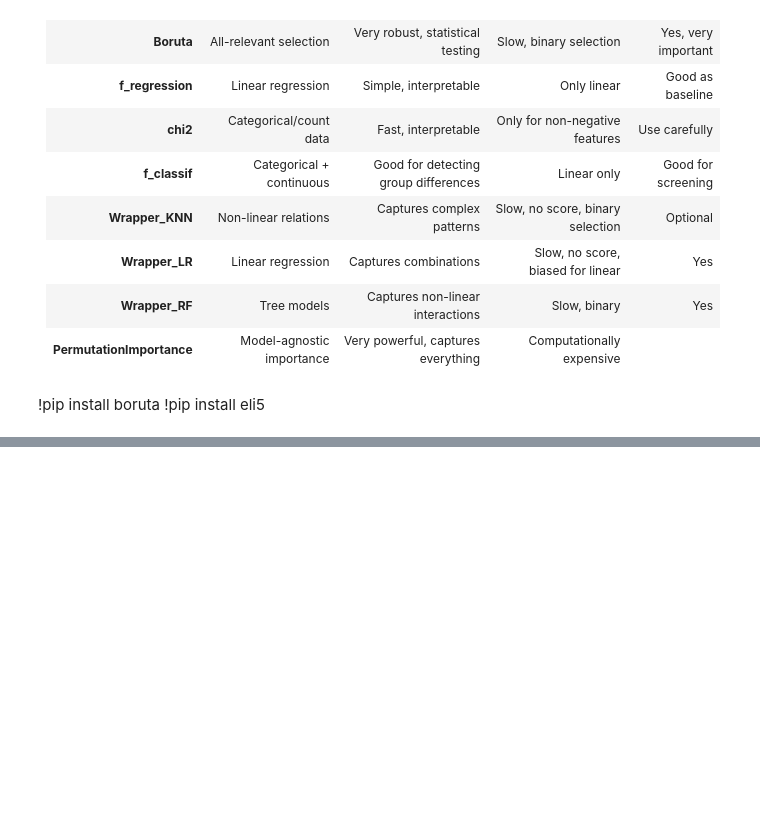
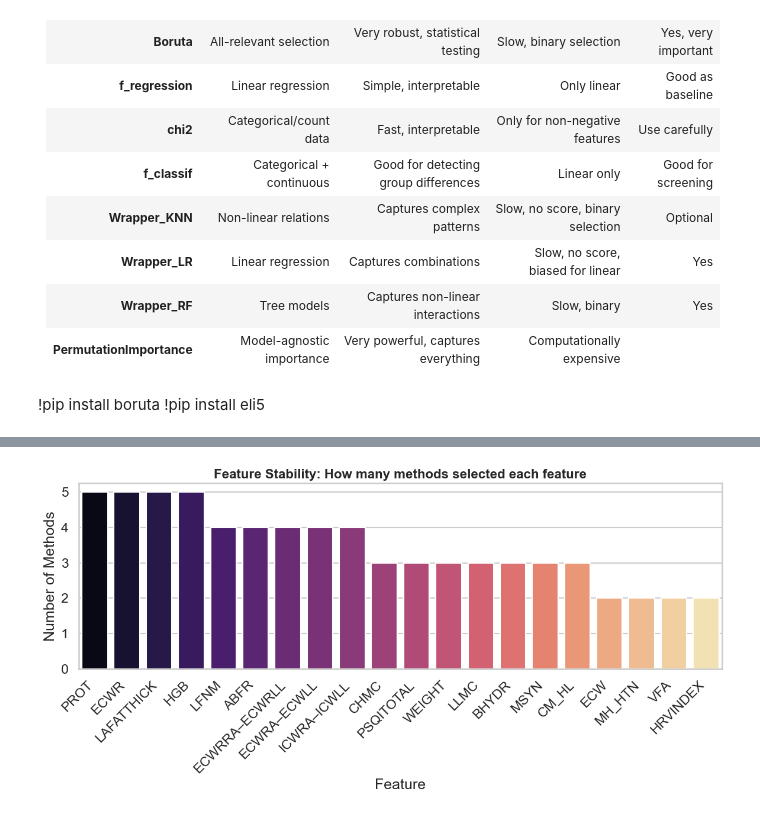
Before and after one commit to RafsanJany-UST/CODE_With_SHA, a Jupyter notebook: MY/Triassic_1.ipynb, the cells around one changed output, grey strips where cells are left out. Saved outputs shown, nothing was run; the diff lists cells and outputs as text; code cells hidden in the pictures; blank space fills up the shorter version.

```diff
--- a/MY/Triassic_1.ipynb
+++ b/MY/Triassic_1.ipynb
@@ -559,0 +589,96 @@ for method in feature_method:
+# %%
+# === STEP 3 ANALYSIS TEMPLATE ===
+
+import matplotlib.pyplot as plt
+import seaborn as sns
+
+# 1  Feature Stability Analysis
+print("\n=== Feature Stability (how many methods selected each feature) ===")
+feature_method_counts = scoreboard_top_n_sorted.groupby('Feature')['Method'].nunique().sort_values(ascending=False)
+display(feature_method_counts.head(20))
+
+# Optional: Plot feature stability
+plt.figure(figsize=(12, 6))
+sns.barplot(x=feature_method_counts.head(20).index, y=feature_method_counts.head(20).values, palette='magma')
+plt.title("Feature Stability: How many methods selected each feature", fontsize=16, fontweight='bold')
+plt.ylabel('Number of Methods')
+plt.xlabel('Feature')
+plt.xticks(rotation=45, ha='right')
+plt.tight_layout()
+plt.show()
+
+# 2  Method Agreement - Overlap Example (LassoCV vs Boruta)
+lasso_features = set(scoreboard_top_n_sorted[scoreboard_top_n_sorted['Method'] == 'LassoCV']['Feature'])
+boruta_features = set(scoreboard_top_n_sorted[scoreboard_top_n_sorted['Method'] == 'Boruta']['Feature'])
+
+overlap_lasso_boruta = lasso_features.intersection(boruta_features)
+
+print(f"\nLASSO selected {len(lasso_features)} features.")
+print(f"Boruta selected {len(boruta_features)} features.")
+print(f"Overlap (features selected by both): {len(overlap_lasso_boruta)} features:")
+print(overlap_lasso_boruta)
+
+# 3  Top Feature Sources (Bioimpedance / HRV / HealthExam Feature Type Sensitivity)
+# This require to have a mapping from feature name → source.
+
+
+bioimpedance_prefixes = [
+    'TBW', 'ICW', 'ECW', 'PROT', 'MINERAL', 'SLM', 'FFM', 'PBF', 'SLRA', 'SWRA',
+    'ICWRA', 'ECWRA', 'ECWR', 'ECWRRA', 'FATRA', 'BMR', 'ABFR', 'VFA', 'BCM',
+    'BRMC', 'BMC', 'BHYDR', 'FFMI', 'FMI', 'CHMC', 'ABDMC', 'RAMC', 'LAMC',
+    'RLMC', 'LLMC', 'CHSTFATTHICK', 'ABDMFATTHICK', 'RAFATTHICK', 'LAFATTHICK',
+    'RLFATTHICK', 'LLFATTHICK'
+]
+
+hrv_prefixes = [
+    'VLF', 'LF', 'HF', 'TP', 'LFNM', 'HFNM', 'HR', 'HRVINDEX', 'SDNN'
+]
+
+health_exam_prefixes = [
+    'HEIGHT', 'WEIGHT', 'BMI', 'SYSBP', 'DIABP', 'PULSE', 'SMOKECNF', 'ALCOHOLYN',
+    'MH_HL', 'MH_HTN', 'MH_DM', 'CM_HL', 'CM_HTN', 'CM_DM', 'cold', 'heat', 'chcat',
+    'PSSTOTAL', 'PSQITOTAL', 'CREAT', 'GFRE', 'HGB', 'GLUC', 'AST', 'ALT', 'GGT',
+    'WAISTCIR', 'HIPCIR'
+]
+
+
+
+def get_feature_type(feature):
+    for prefix in bioimpedance_prefixes:
+        if feature.startswith(prefix):
+            return 'Bioimpedance'
+    for prefix in hrv_prefixes:
+        if feature.startswith(prefix):
+            return 'HRV'
+    for prefix in health_exam_prefixes:
+        if feature.startswith(prefix):
+            return 'HealthExam'
+    return 'Other'
+
+scoreboard_top_n_sorted['Feature_Type'] = scoreboard_top_n_sorted['Feature'].apply(get_feature_type)
+
+# Count feature types in the top n_feature per method
+feature_type_counts = scoreboard_top_n_sorted.groupby('Feature_Type')['Feature'].count().sort_values(ascending=False)
+
+print("\n=== Feature Type Sensitivity (which types of features are selected most) ===")
+display(feature_type_counts)
+
+# Optional: Plot
+plt.figure(figsize=(8, 5))
+sns.barplot(x=feature_type_counts.index, y=feature_type_counts.values, palette='pastel')
+plt.title("Feature Type Sensitivity: Top Features by Type", fontsize=16, fontweight='bold')
+plt.ylabel('Number of Features Selected')
+plt.xlabel('Feature Type')
+plt.tight_layout()
+plt.show()
+
+# 4 Minimal Feature Subset (stable across multiple methods)
+# Define "stable" as selected by at least X methods:
+min_method_threshold = 3
+
+stable_features = feature_method_counts[feature_method_counts >= min_method_threshold].index.tolist()
+
+print(f"\n=== Minimal Feature Subset (selected by >= {min_method_threshold} methods) ===")
+print(f"Number of stable features: {len(stable_features)}")
+print(stable_features)
+# %% [output]
@@ -559,0 +706 @@ for method in feature_method:
+[figure, added]
```
Also changed, not shown: parts of 34 cells of this notebook, 1 other file.
